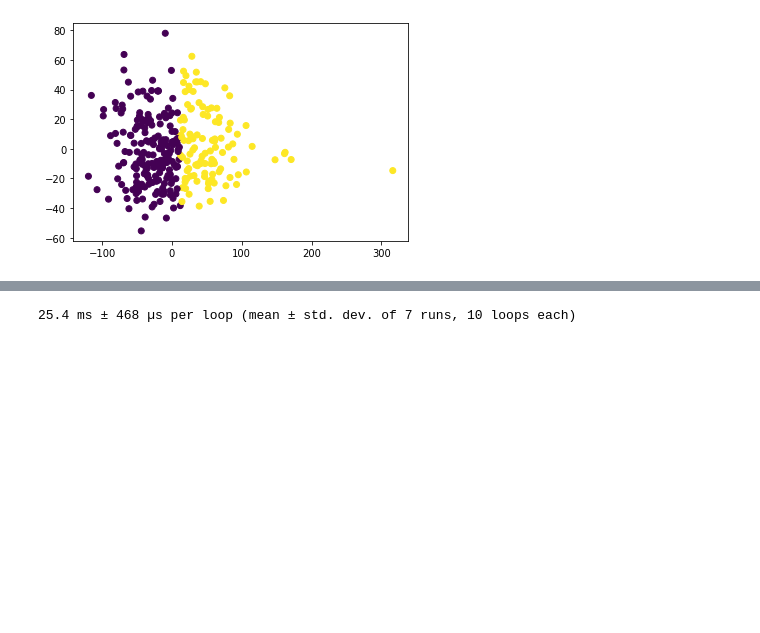
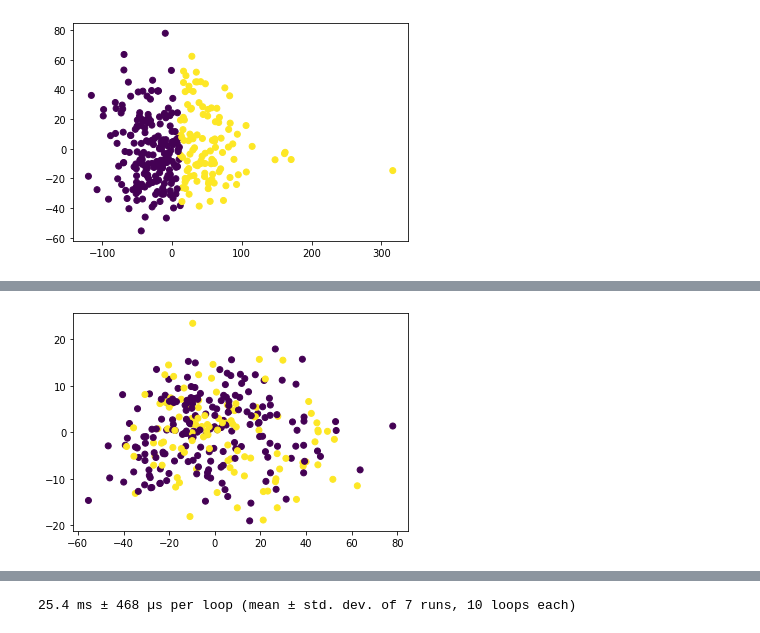
Before and after one commit to mrkjhsn/Thinkful-Exercises, a Jupyter notebook: k_means_clustering.ipynb, the cells around one changed output, grey strips where cells are left out. Saved outputs shown, nothing was run; the diff lists cells and outputs as text; code cells hidden in the pictures; blank space fills up the shorter version.

```diff
--- a/k_means_clustering.ipynb
+++ b/k_means_clustering.ipynb
@@ -104,0 +122,5 @@ plt.show()
+# %%
+plt.scatter(pca[:,1], pca[:,3], c=y_pred)
+plt.show()
+# %% [output]
+[figure, added]
```
Also changed, not shown: parts of 25 cells of this notebook.
